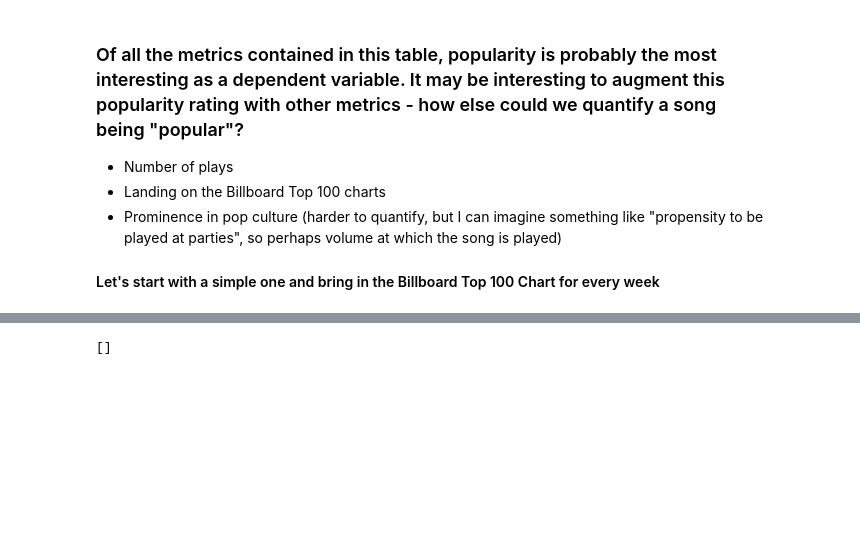
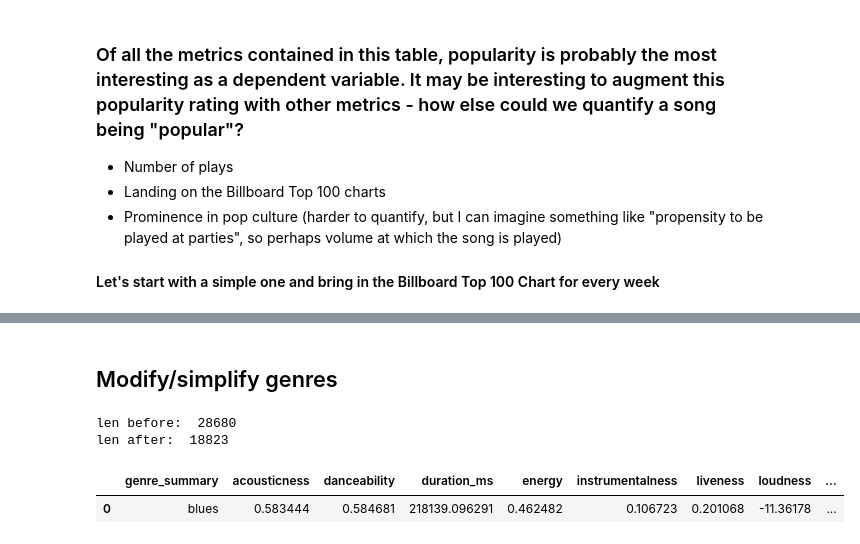
Before and after one commit to chriskeating/grammy-predictions, a Jupyter notebook: popularity.ipynb, the cells around one changed output, grey strips where cells are left out. Cells and saved outputs as stored; diff of their text form; code cells hidden in the pictures; blank space fills up the shorter version.

```diff
--- a/popularity.ipynb
+++ b/popularity.ipynb
@@ -87,5 +65,9 @@ soup
-# %%
-# soup.find('')
-soup.findAll("span", {"class_": "chart-element__information__song text--truncate color--primary"})
-# %% [output]
-[]
+# %% [markdown]
+## Modify/simplify genres
+# %%
+print('len before: ', len(df_w_genres))
+df_w_genres = df_w_genres[df_w_genres['genres'] !='[]']
+print('len after: ', len(df_w_genres))
+# %% [output]
+len before:  28680
+len after:  18823
@@ -91,0 +100,9 @@ soup.findAll("span", {"class_": "chart-element__information__song text--truncate
+# %%
+pd.set_option('display.max_columns', None)
+grouped = df_w_genres.groupby('genre_summary').aggregate(['mean'])
+grouped.columns = grouped.columns.get_level_values(0)
+grouped.reset_index(inplace=True)
+grouped.head(1)
+# %% [output]
+|  | genre_summary | acousticness | danceability | duration_ms | energy | instrumentalness | liveness | loudness | ... |
+| 0 | blues | 0.583444 | 0.584681 | 218139.096291 | 0.462482 | 0.106723 | 0.201068 | -11.36178 | ... |
```
Also changed, not shown: parts of 17 cells of this notebook.
